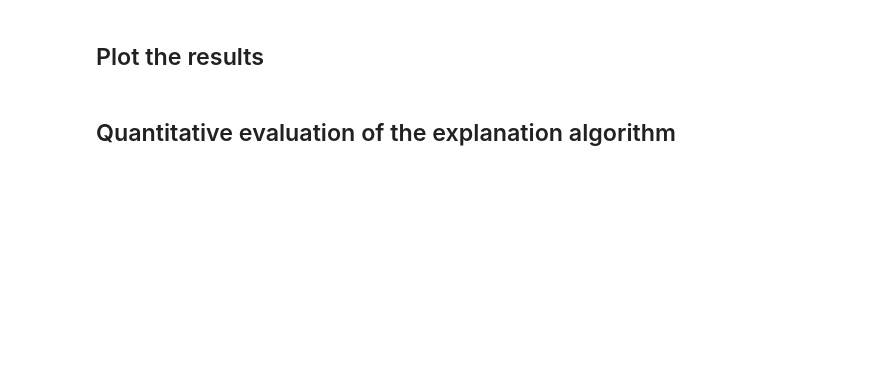
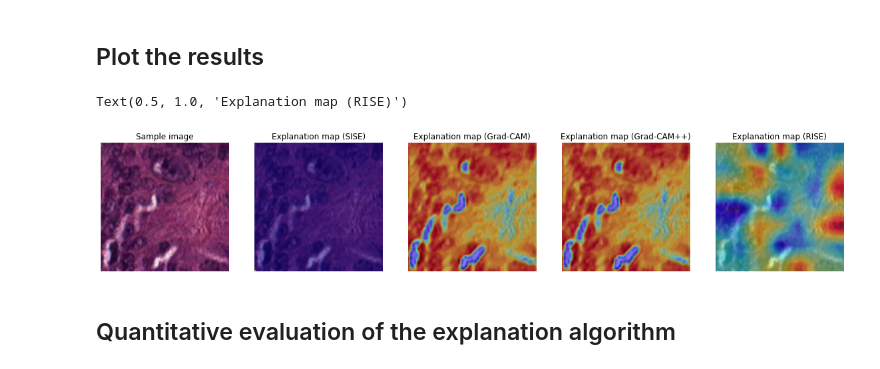
Before and after one commit to Awesome-guys-in-ECE1747/ECE1512_2022W_ProjectRepo_J.Xu_and_W.Xu, a Jupyter notebook: ProjectA/Project_A_Supp/HMT.ipynb, the cells around one changed output. Saved outputs shown, nothing was run; the diff lists cells and outputs as text; code cells hidden in the pictures; blank space fills up the shorter version.

```diff
--- a/ProjectA/Project_A_Supp/HMT.ipynb
+++ b/ProjectA/Project_A_Supp/HMT.ipynb
@@ -26,8 +26,8 @@ import cv2
 # %% [markdown]
 # Dataset loader
 # %%
-train_dir = '/content/drive/My Drive/ECE1512_TA/hmt_dataset/HMT_train' #you should change to your directory
-test_dir = '/content/drive/My Drive/ECE1512_TA/hmt_dataset/HMT_test' #you should change to your directory
+train_dir = './hmt_dataset/HMT_train' #you should change to your directory
+test_dir = './hmt_dataset/HMT_test' #you should change to your directory
 
 train_datagen = ImageDataGenerator(rescale=1/255.,
 shear_range=0.1,
@@ -185,30 +240,39 @@ explanation_map_RISE /= explanation_map_RISE.max()+10e-30
 # %%
 #@title Plot the results
 
 plt.figure(figsize=(20,5))
 
-plt.subplot(1,4,1)
+plt.subplot(1,5,1)
 plt.imshow(image_batch[index])
 plt.axis('off')
 plt.title('Sample image')
 
-plt.subplot(1,4,2)
+plt.subplot(1,5,2)
 plt.imshow(image_batch[index])
 plt.imshow(explanation_map_SISE, cmap='jet', alpha=0.5)
 plt.axis('off')
 plt.title('Explanation map (SISE)')
 
-plt.subplot(1,4,3)
+plt.subplot(1,5,3)
 plt.imshow(image_batch[index])
 plt.imshow(explanation_map_GradCAM, cmap='jet', alpha=0.5)
 plt.axis('off')
 plt.title('Explanation map (Grad-CAM)')
 
-plt.subplot(1,4,4)
+plt.subplot(1,5,4)
+plt.imshow(image_batch[index])
+plt.imshow(explanation_map_GradCAM, cmap='jet', alpha=0.5)
+plt.axis('off')
+plt.title('Explanation map (Grad-CAM++)')
+
+plt.subplot(1,5,5)
 plt.imshow(image_batch[index])
 plt.imshow(explanation_map_RISE, cmap='jet', alpha=0.5)
 plt.axis('off')
 plt.title('Explanation map (RISE)')
+# %% [output]
+Text(0.5, 1.0, 'Explanation map (RISE)')
+[figure, added]
 # %% [markdown]
 ## Quantitative evaluation of the explanation algorithm
 # %%
```
Also changed, not shown: parts of 12 cells of this notebook, 4 other files.
